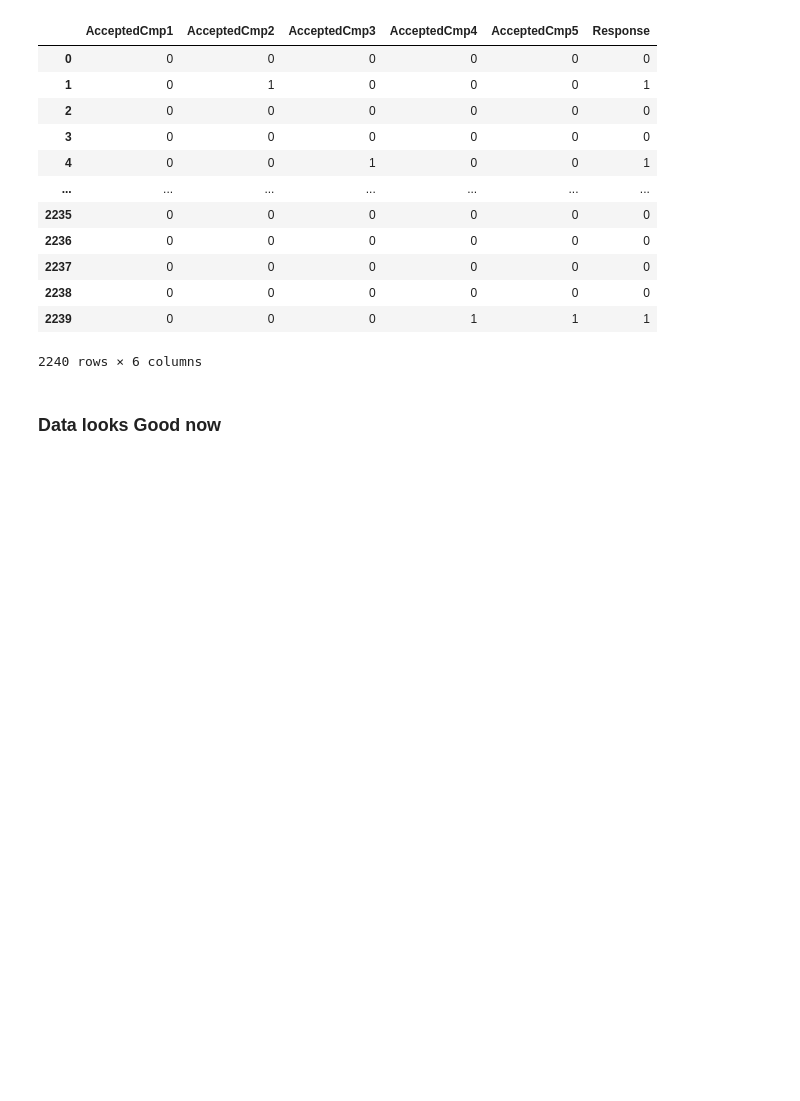
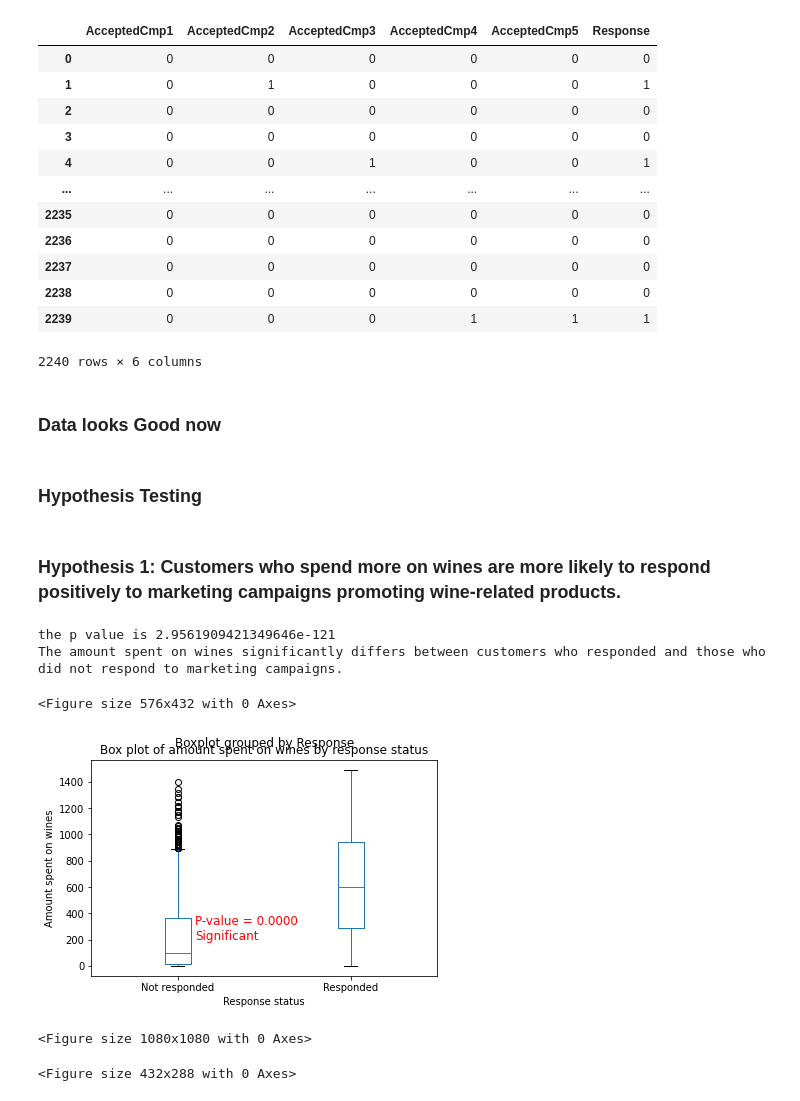
Before and after one commit to AmarKothare/HV_Retail_sales, a Jupyter notebook: EDA.ipynb, the cells around one changed output. Cells and saved outputs as stored; diff of their text form; code cells hidden in the pictures; blank space fills up the shorter version.

Commit message:
This is commit for hypothesis

```diff
--- a/EDA.ipynb
+++ b/EDA.ipynb
@@ -741,3 +741,57 @@ data[["AcceptedCmp1","AcceptedCmp2","AcceptedCmp3","AcceptedCmp4","AcceptedCmp5"
 2240 rows × 6 columns
 # %% [markdown]
 ### Data looks Good now
+# %% [markdown]
+### Hypothesis Testing
+# %% [markdown]
+### Hypothesis 1: Customers who spend more on wines are more likely to respond positively to marketing campaigns promoting wine-related products.
+# %%
+# Define the variables
+category = 'MntWines'  # Amount spent on wines
+response_column = 'Response'  # Response column in your dataset
+
+# Split data into groups based on response (0 = not responded, 1 = responded)
+responded = data[data[response_column] == 1][category]
+not_responded = data[data[response_column] == 0][category]
+
+# Perform t-test to compare means of amount spent on wines between responded and not responded groups
+t_stat, p_value = stats.ttest_ind(responded, not_responded)
+
+# Define significance level
+alpha = 0.05
+
+# Visualization - Box plot of amount spent on wines by response status
+plt.figure(figsize=(8, 6))
+data.boxplot(column=category, by=response_column, grid=False)
+plt.title("Box plot of amount spent on wines by response status")
+plt.ylabel("Amount spent on wines")
+plt.xlabel("Response status")
+plt.xticks([1, 2], ['Not responded', 'Responded'])
+
+# Annotate the p-value on the plot
+if p_value < alpha:
+    plt.text(1.1, 200, f'P-value = {p_value:.4f}\nSignificant', fontsize=12, color='red')
+else:
+    plt.text(1.1, 200, f'P-value = {p_value:.4f}\nNot significant', fontsize=12, color='green')
+
+
+# Print p value
+print(f'the p value is {p_value}')
+
+# Print the result
+if p_value < alpha:
+    print("The amount spent on wines significantly differs between customers who responded and those who did not respond to marketing campaigns.")
+else:
+    print("There is no significant difference in the amount spent on wines between customers who responded and those who did not respond to marketing campaigns.")
+
+
+plt.figure(figsize=(15,15))
+plt.show()
+plt.tight_layout()
+# %% [output]
+the p value is 2.9561909421349646e-121
+The amount spent on wines significantly differs between customers who responded and those who did not respond to marketing campaigns.
+<Figure size 576x432 with 0 Axes>
+[figure, added]
+<Figure size 1080x1080 with 0 Axes>
+<Figure size 432x288 with 0 Axes>
```
Also changed, not shown: parts of 16 cells of this notebook, 1 other file.
